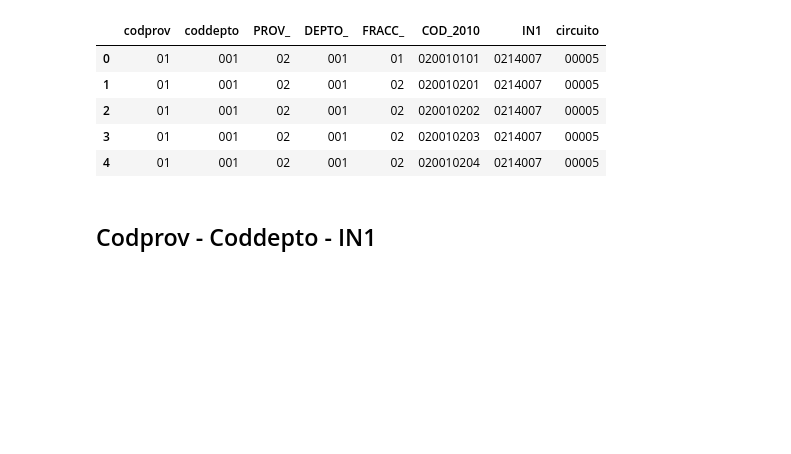
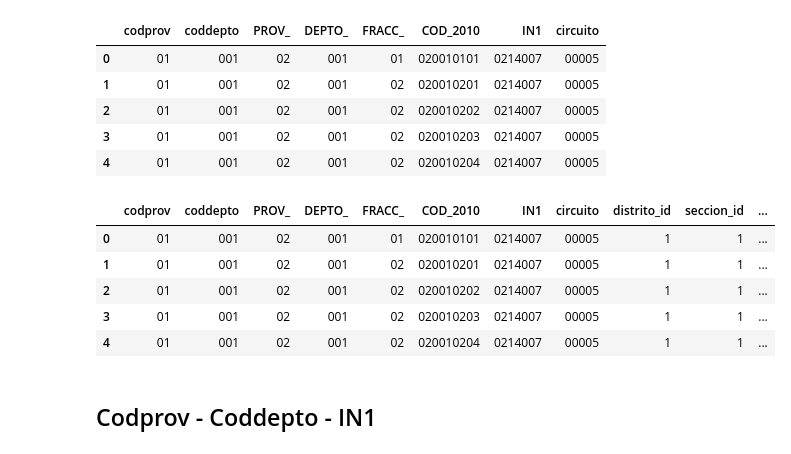
Before and after one commit to matuteiglesias/CNE-INDEC-georef, a Jupyter notebook: 02b - Interseccion espacial de Radios Censales a Circuitos CNE.ipynb, the cells around one changed output. Cells and saved outputs as stored; diff of their text form; code cells hidden in the pictures; blank space fills up the shorter version.

```diff
--- a/02b - Interseccion espacial de Radios Censales a Circuitos CNE.ipynb
+++ b/02b - Interseccion espacial de Radios Censales a Circuitos CNE.ipynb
@@ -220,0 +211,17 @@ result.to_csv('./info/radios_circuitos-TTGL.csv', index = False)
+# %%
+# Esto es lo extraido de la base
+# seccion_dpto = pd.read_csv('./../elecciones-ARG/datos/BD/seccion_table.csv', dtype = 'str')
+# seccion_dpto['distrito_id'] = seccion_dpto['distrito_id'].str.zfill(2)
+# seccion_dpto['seccion_id'] = seccion_dpto['seccion_id'].str.zfill(3)
+# seccion_dpto.nunique()
+
+## Este archivo esta basado en lo extraido de la base, pero trae los codigos usados en INDEC, etc (PROV_, DEPTO_)
+# result = pd.read_csv('./info/radios_circuitos-TTGL.csv', dtype= 'str')
+secciones_dptos_ref = pd.read_csv('./info/secciones_dptos_ref.csv')
+# %%
+secciones_dptos_ref = secciones_dptos_ref.dropna()
+secciones_dptos_ref['PROV_'] = secciones_dptos_ref.IDPROV.astype(int).astype(str).str.zfill(2)
+secciones_dptos_ref['DEPTO_'] = secciones_dptos_ref.IDDPTO.astype(int).astype(str).str.zfill(3)
+# %%
+claves = secciones_dptos_ref[['PROV_', 'DEPTO_', 'distrito_id', 'seccion_id', 'seccionprovincial_id', 'seccion_nombre']]
+claves.head()
@@ -227,3 +241,5 @@ result.head()
 | 2 | 01 | 001 | 02 | 001 | 02 | 020010202 | 0214007 | 00005 |
 | 3 | 01 | 001 | 02 | 001 | 02 | 020010203 | 0214007 | 00005 |
 | 4 | 01 | 001 | 02 | 001 | 02 | 020010204 | 0214007 | 00005 |
+# %%
+result_c = result.merge(claves)
@@ -230,3 +248,12 @@ result.head()
+# %%
+result_c.head()
+# %% [output]
+|  | codprov | coddepto | PROV_ | DEPTO_ | FRACC_ | COD_2010 | IN1 | circuito | distrito_id | seccion_id | ... |
+| 0 | 01 | 001 | 02 | 001 | 01 | 020010101 | 0214007 | 00005 | 1 | 1 | ... |
+| 1 | 01 | 001 | 02 | 001 | 02 | 020010201 | 0214007 | 00005 | 1 | 1 | ... |
+| 2 | 01 | 001 | 02 | 001 | 02 | 020010202 | 0214007 | 00005 | 1 | 1 | ... |
+| 3 | 01 | 001 | 02 | 001 | 02 | 020010203 | 0214007 | 00005 | 1 | 1 | ... |
+| 4 | 01 | 001 | 02 | 001 | 02 | 020010204 | 0214007 | 00005 | 1 | 1 | ... |
 # %% [markdown]
 ## Codprov - Coddepto - IN1
 # %%
```
Also changed, not shown: parts of 16 cells of this notebook, 4 other files.
